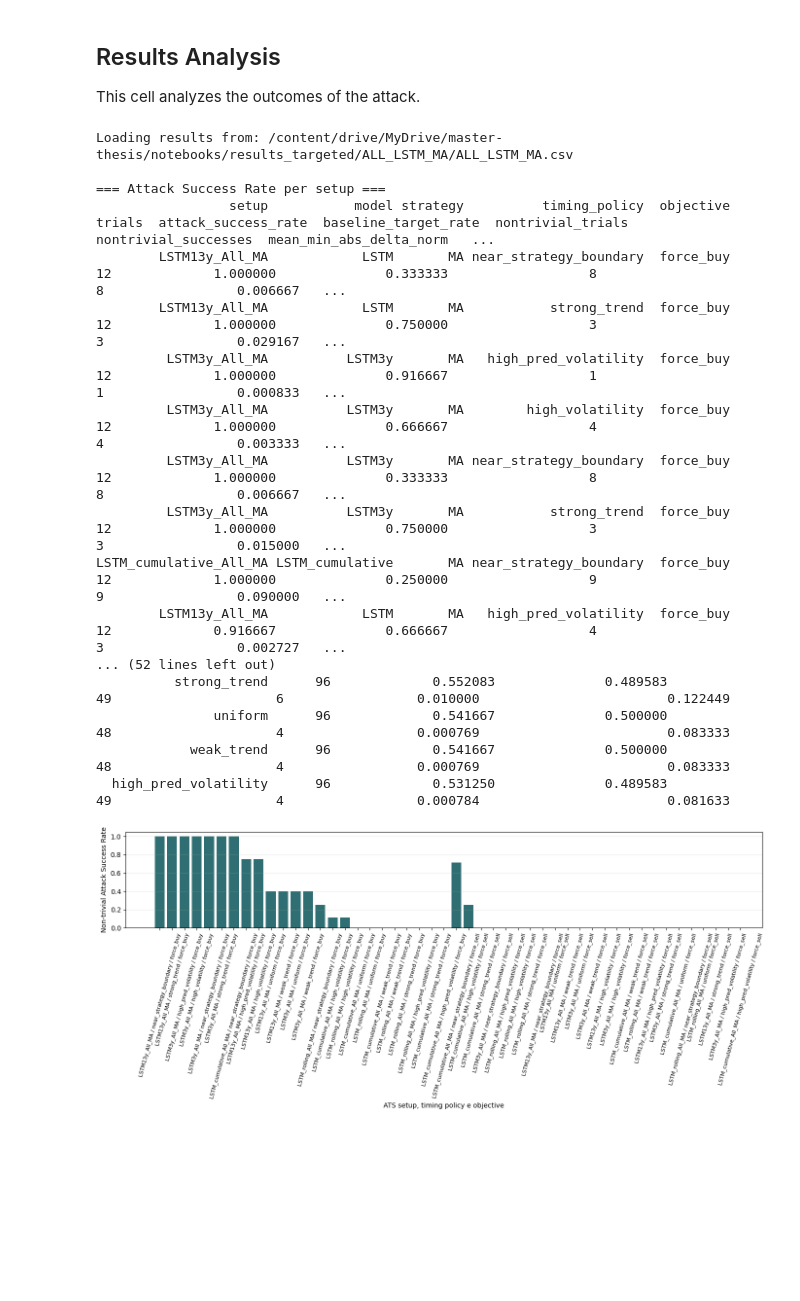
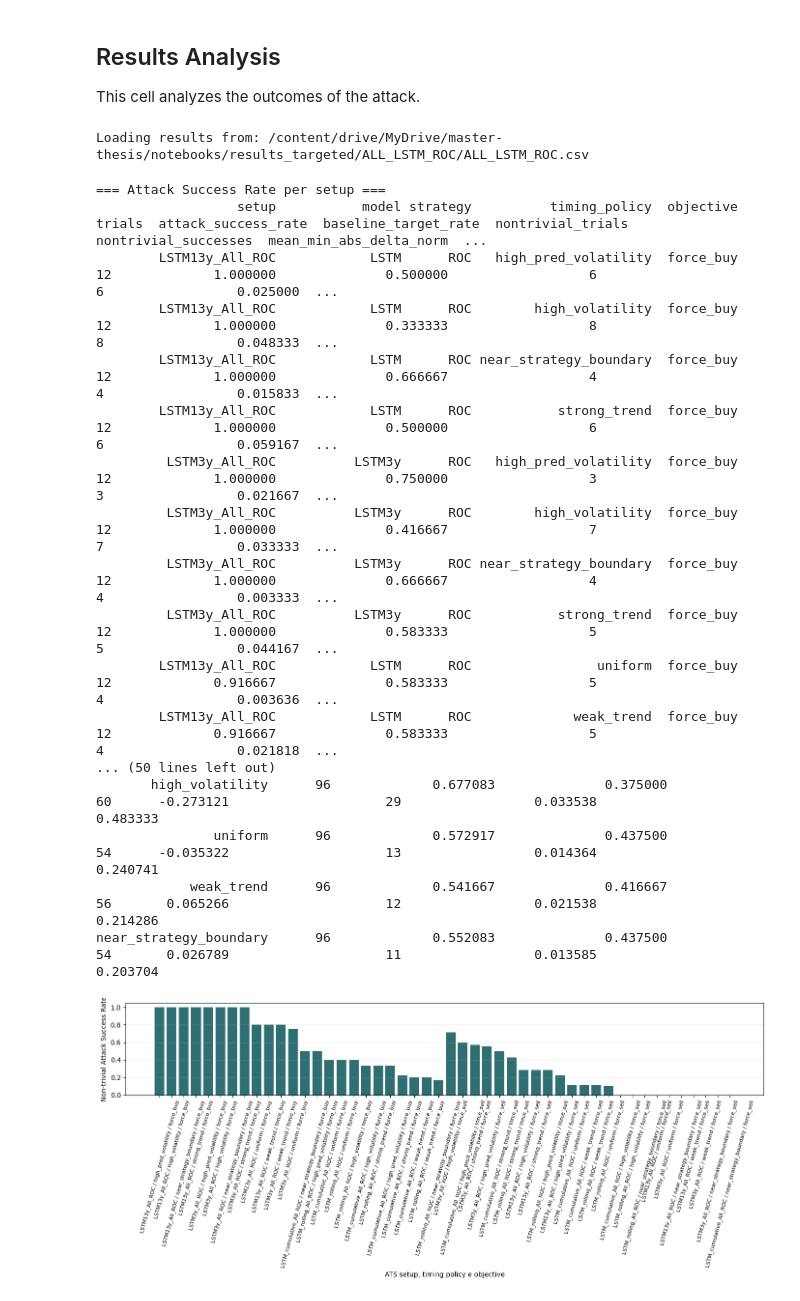
Before and after one commit to leovora/master-thesis, a Jupyter notebook: notebooks/targeted_experiment_run.ipynb, the cells around one changed output. Cells and saved outputs as stored; diff of their text form; code cells hidden in the pictures; blank space fills up the shorter version.

Commit message:
ALL_LSTM_ROC and ALL_LSTM_BB attack simulation

```diff
--- a/notebooks/targeted_experiment_run.ipynb
+++ b/notebooks/targeted_experiment_run.ipynb
@@ -72,10 +72,10 @@ Current dir: /content/drive/MyDrive/master-thesis
 This cell defines the different attack configurations to be tested. You can modify this section to add or remove ats setups, parameters and timing policies.
 # %%
 SETUPS = [
-    ATSSetup("LSTM_rolling_All_MA", tuple(ALL_TICKERS), "MA", model_name="LSTM_rolling", model_variant="quarterly", attacked_ticker="GOOGL"),
-    ATSSetup("LSTM_cumulative_All_MA", tuple(ALL_TICKERS), "MA", model_name="LSTM_cumulative", model_variant="quarterly", attacked_ticker="GOOGL"),
-    ATSSetup("LSTM3y_All_MA", tuple(ALL_TICKERS), "MA", model_name="LSTM3y", model_variant="single", attacked_ticker="GOOGL"),
-    ATSSetup("LSTM13y_All_MA", tuple(ALL_TICKERS), "MA", model_name="LSTM", model_variant="single", attacked_ticker="GOOGL"),
+    ATSSetup("LSTM_rolling_All_BB", tuple(ALL_TICKERS), "BB", model_name="LSTM_rolling", model_variant="quarterly", attacked_ticker="GOOGL"),
+    ATSSetup("LSTM_cumulative_All_BB", tuple(ALL_TICKERS), "BB", model_name="LSTM_cumulative", model_variant="quarterly", attacked_ticker="GOOGL"),
+    ATSSetup("LSTM3y_All_BB", tuple(ALL_TICKERS), "BB", model_name="LSTM3y", model_variant="single", attacked_ticker="GOOGL"),
+    ATSSetup("LSTM13y_All_BB", tuple(ALL_TICKERS), "BB", model_name="LSTM", model_variant="single", attacked_ticker="GOOGL"),
 
 
     # ATSSetup("transformer_All_MA", tuple(ALL_TICKERS), "MA", model_name="transformer", attacked_ticker="GOOGL"),
@@ -287,34 +287,35 @@ Results saved in: /content/drive/MyDrive/master-thesis/notebooks/results_targete
 ## Results Analysis
 This cell analyzes the outcomes of the attack.
 # %%
-# RESULTS_DIR = NOTEBOOK_DIR / "results_targeted/LSTM_13_years"
-# EXPERIMENT_NAME = "LSTM_13_years_ALL_MA"
+RESULTS_DIR = NOTEBOOK_DIR / "results_targeted/ALL_LSTM_ROC"
+EXPERIMENT_NAME = "ALL_LSTM_ROC"
 
 # Load results
 results_path = RESULTS_DIR / f"{EXPERIMENT_NAME}.csv"
 if results_path.exists():
     print(f"Loading results from: {results_path}")
     results = pd.read_csv(results_path)
 else:
     print(f"Error: {results_path} not found.")
 
 _analyze(results)
 # %% [output]
-Loading results from: /content/drive/MyDrive/master-thesis/notebooks/results_targeted/ALL_LSTM_MA/ALL_LSTM_MA.csv
-
-=== Attack Success Rate per setup ===
-                 setup           model strategy          timing_policy  objective  trials  attack_success_rate  baseline_target_rate  nontrivial_trials  nontrivial_successes  mean_min_abs_delta_norm   ...
-        LSTM13y_All_MA            LSTM       MA near_strategy_boundary  force_buy      12             1.000000              0.333333                  8                     8                 0.006667   ...
-        LSTM13y_All_MA            LSTM       MA           strong_trend  force_buy      12             1.000000              0.750000                  3                     3                 0.029167   ...
-         LSTM3y_All_MA          LSTM3y       MA   high_pred_volatility  force_buy      12             1.000000              0.916667                  1                     1                 0.000833   ...
-         LSTM3y_All_MA          LSTM3y       MA        high_volatility  force_buy      12             1.000000              0.666667                  4                     4                 0.003333   ...
-         LSTM3y_All_MA          LSTM3y       MA near_strategy_boundary  force_buy      12             1.000000              0.333333                  8                     8                 0.006667   ...
-         LSTM3y_All_MA          LSTM3y       MA           strong_trend  force_buy      12             1.000000              0.750000                  3                     3                 0.015000   ...
-LSTM_cumulative_All_MA LSTM_cumulative       MA near_strategy_boundary  force_buy      12             1.000000              0.250000                  9                     9                 0.090000   ...
-        LSTM13y_All_MA            LSTM       MA   high_pred_volatility  force_buy      12             0.916667              0.666667                  4                     3                 0.002727   ...
-... (52 lines left out)
-          strong_trend      96             0.552083              0.489583                 49                     6                 0.010000                        0.122449
-               uniform      96             0.541667              0.500000                 48                     4                 0.000769                        0.083333
-            weak_trend      96             0.541667              0.500000                 48                     4                 0.000769                        0.083333
-  high_pred_volatility      96             0.531250              0.489583                 49                     4                 0.000784                        0.081633
+Loading results from: /content/drive/MyDrive/master-thesis/notebooks/results_targeted/ALL_LSTM_ROC/ALL_LSTM_ROC.csv
+=== Attack Success Rate per setup ===
+                  setup           model strategy          timing_policy  objective  trials  attack_success_rate  baseline_target_rate  nontrivial_trials  nontrivial_successes  mean_min_abs_delta_norm  ...
+        LSTM13y_All_ROC            LSTM      ROC   high_pred_volatility  force_buy      12             1.000000              0.500000                  6                     6                 0.025000  ...
+        LSTM13y_All_ROC            LSTM      ROC        high_volatility  force_buy      12             1.000000              0.333333                  8                     8                 0.048333  ...
+        LSTM13y_All_ROC            LSTM      ROC near_strategy_boundary  force_buy      12             1.000000              0.666667                  4                     4                 0.015833  ...
+        LSTM13y_All_ROC            LSTM      ROC           strong_trend  force_buy      12             1.000000              0.500000                  6                     6                 0.059167  ...
+         LSTM3y_All_ROC          LSTM3y      ROC   high_pred_volatility  force_buy      12             1.000000              0.750000                  3                     3                 0.021667  ...
+         LSTM3y_All_ROC          LSTM3y      ROC        high_volatility  force_buy      12             1.000000              0.416667                  7                     7                 0.033333  ...
+         LSTM3y_All_ROC          LSTM3y      ROC near_strategy_boundary  force_buy      12             1.000000              0.666667                  4                     4                 0.003333  ...
+         LSTM3y_All_ROC          LSTM3y      ROC           strong_trend  force_buy      12             1.000000              0.583333                  5                     5                 0.044167  ...
+        LSTM13y_All_ROC            LSTM      ROC                uniform  force_buy      12             0.916667              0.583333                  5                     4                 0.003636  ...
+        LSTM13y_All_ROC            LSTM      ROC             weak_trend  force_buy      12             0.916667              0.583333                  5                     4                 0.021818  ...
+... (50 lines left out)
+       high_volatility      96             0.677083              0.375000                 60      -0.273121                    29                 0.033538                        0.483333
+               uniform      96             0.572917              0.437500                 54      -0.035322                    13                 0.014364                        0.240741
+            weak_trend      96             0.541667              0.416667                 56       0.065266                    12                 0.021538                        0.214286
+near_strategy_boundary      96             0.552083              0.437500                 54       0.026789                    11                 0.013585                        0.203704
-[figure, old version]
+[figure, new version]
```
Also changed, not shown: parts of 3 cells of this notebook, 54 other files.
